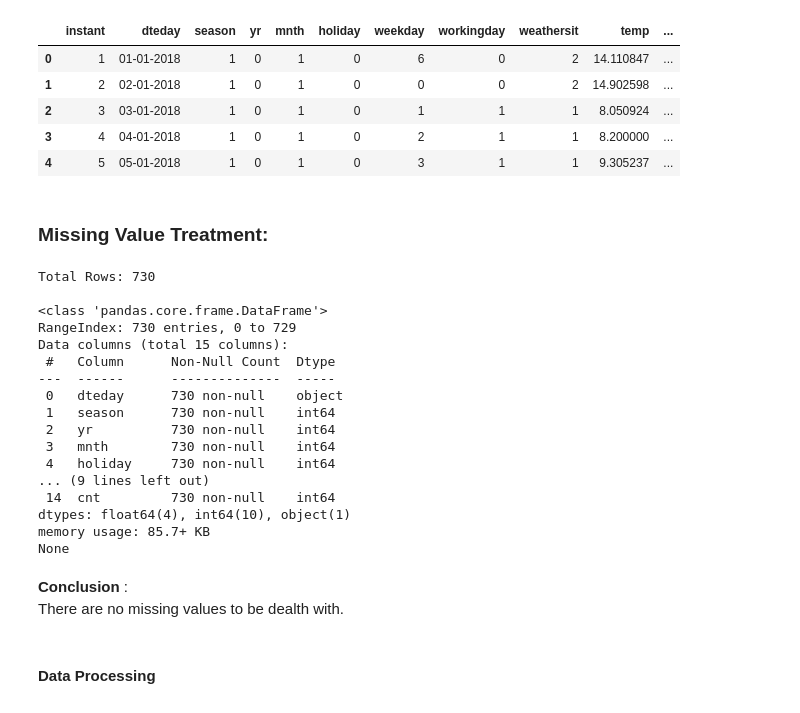
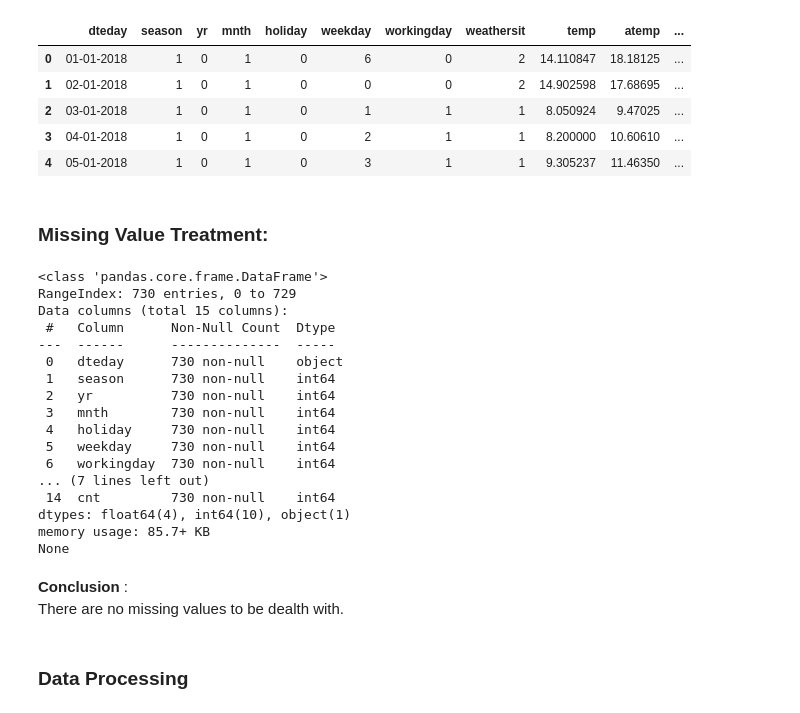
Before and after one commit to jaegarbomb/BikeSharing, a Jupyter notebook: Bike_Sharing_Analysis.ipynb, the cells around one changed output. Drawn from its saved outputs; the diff is of its cells as text; code cells hidden in the pictures.

```diff
--- a/Bike_Sharing_Analysis.ipynb
+++ b/Bike_Sharing_Analysis.ipynb
@@ -10,21 +39,19 @@ from sklearn.linear_model import LinearRegression
 # %%
 master  = pd.read_csv("day.csv")
+master = master.drop(["instant"],axis=1)
 master.head()
 # %% [output]
-|  | instant | dteday | season | yr | mnth | holiday | weekday | workingday | weathersit | temp | ... |
-| 0 | 1 | 01-01-2018 | 1 | 0 | 1 | 0 | 6 | 0 | 2 | 14.110847 | ... |
-| 1 | 2 | 02-01-2018 | 1 | 0 | 1 | 0 | 0 | 0 | 2 | 14.902598 | ... |
-| 2 | 3 | 03-01-2018 | 1 | 0 | 1 | 0 | 1 | 1 | 1 | 8.050924 | ... |
-| 3 | 4 | 04-01-2018 | 1 | 0 | 1 | 0 | 2 | 1 | 1 | 8.200000 | ... |
-| 4 | 5 | 05-01-2018 | 1 | 0 | 1 | 0 | 3 | 1 | 1 | 9.305237 | ... |
+|  | dteday | season | yr | mnth | holiday | weekday | workingday | weathersit | temp | atemp | ... |
+| 0 | 01-01-2018 | 1 | 0 | 1 | 0 | 6 | 0 | 2 | 14.110847 | 18.18125 | ... |
+| 1 | 02-01-2018 | 1 | 0 | 1 | 0 | 0 | 0 | 2 | 14.902598 | 17.68695 | ... |
+| 2 | 03-01-2018 | 1 | 0 | 1 | 0 | 1 | 1 | 1 | 8.050924 | 9.47025 | ... |
+| 3 | 04-01-2018 | 1 | 0 | 1 | 0 | 2 | 1 | 1 | 8.200000 | 10.60610 | ... |
+| 4 | 05-01-2018 | 1 | 0 | 1 | 0 | 3 | 1 | 1 | 9.305237 | 11.46350 | ... |
 # %% [markdown]
 ### Missing Value Treatment:
 # %%
-print("Total Rows:",master.shape[0],"\n")
 print(master.info())
 # %% [output]
-Total Rows: 730
-
 <class 'pandas.core.frame.DataFrame'>
 RangeIndex: 730 entries, 0 to 729
 Data columns (total 15 columns):
@@ -35,7 +62,9 @@ Data columns (total 15 columns):
  2   yr          730 non-null    int64
  3   mnth        730 non-null    int64
  4   holiday     730 non-null    int64
-... (9 lines left out)
+ 5   weekday     730 non-null    int64
+ 6   workingday  730 non-null    int64
+... (7 lines left out)
  14  cnt         730 non-null    int64
 dtypes: float64(4), int64(10), object(1)
 memory usage: 85.7+ KB
@@ -44,4 +73,4 @@ None
 **Conclusion** : <br>
 There are no missing values to be dealth with.
 # %% [markdown]
-#### Data Processing
+### Data Processing
```
Also changed, not shown: parts of 18 cells of this notebook, 1 other file.
